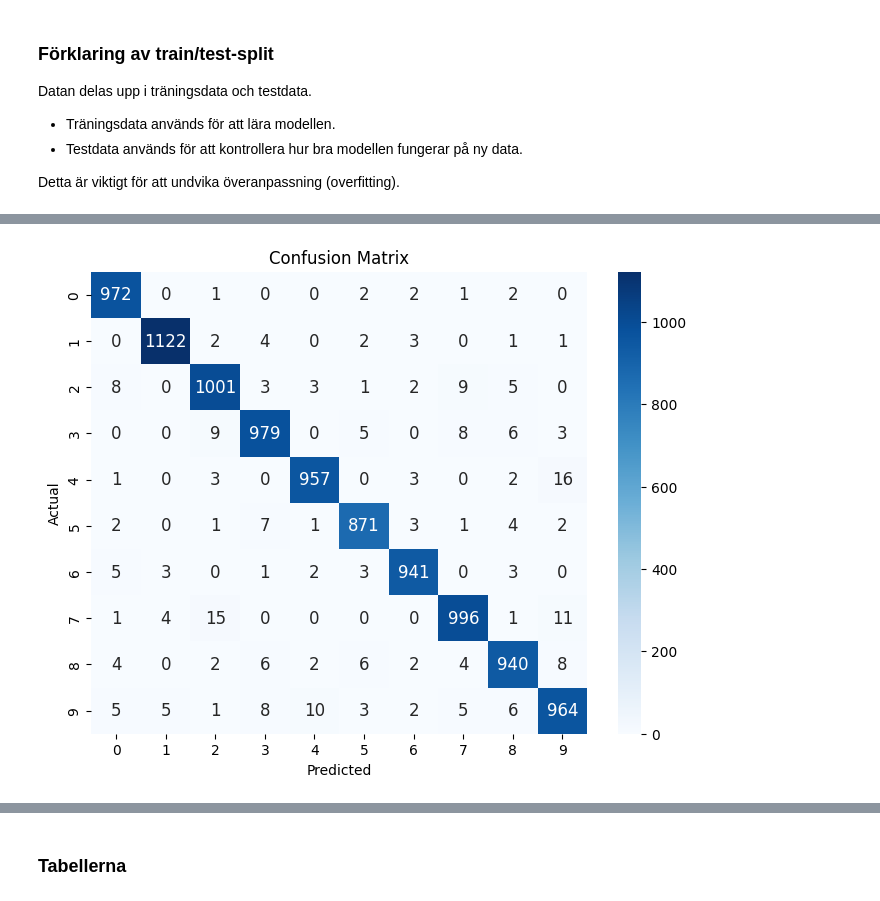
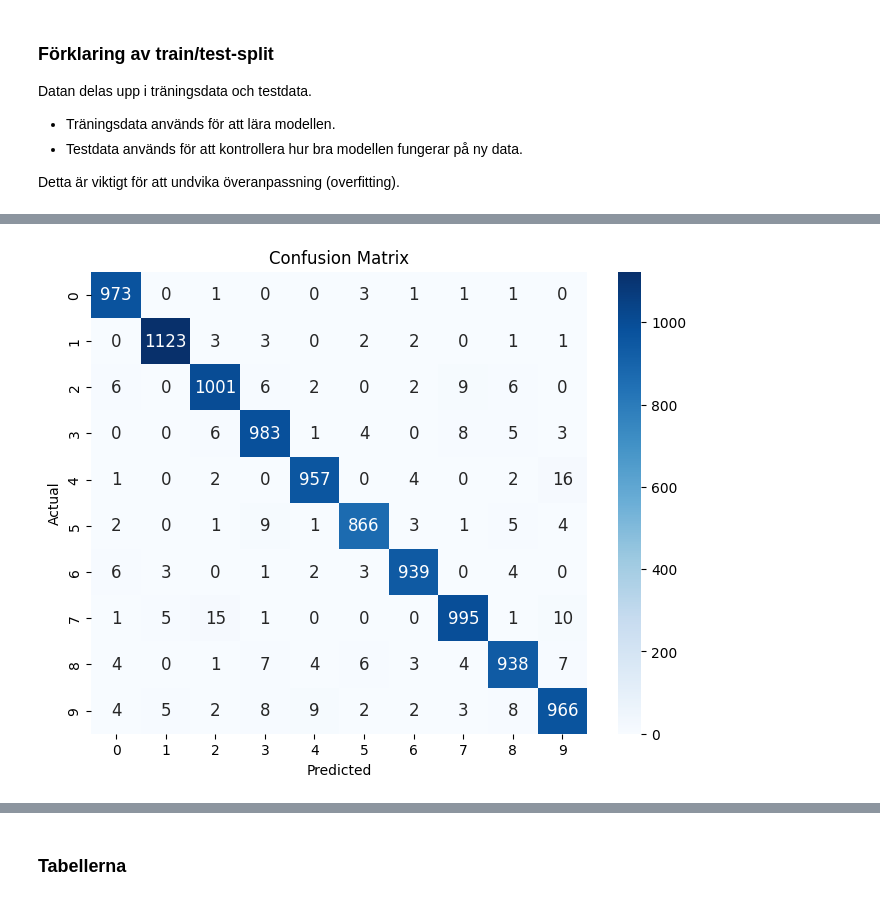
Before and after one commit to gosolna-commits/YH-Kunskapskontroll-AI, a Jupyter notebook: Göran_kunskapskontroll_AI.ipynb, the cells around one changed output, grey strips where cells are left out. Saved outputs shown, nothing was run; the diff lists cells and outputs as text; code cells hidden in the pictures.

```diff
--- a/Göran_kunskapskontroll_AI.ipynb
+++ b/Göran_kunskapskontroll_AI.ipynb
@@ -74,13 +80,13 @@ from tensorflow.keras.layers import Dense, Flatten, Conv2D, MaxPooling2D
 
 # Ladda MNIST
 # mnist = fetch_openml('mnist_784', version=1)
-(x_train, y_train), (x_test, y_test) = mnist.load_data()
+(X_train, y_train), (X_test, y_test) = mnist.load_data()
 
 # Data och labels
 #X = mnist.data.to_numpy()
 #y = mnist.target.astype(int)
 
-X = x_train
+X = X_train
 y = y_train
 
 # -----------------------------------
@@ -667,18 +708,18 @@ print(model.score(X_test_mnist, y_test_mnist))
 # %%
 import matplotlib.pyplot as plt
 import seaborn as sns
 from sklearn.metrics import confusion_matrix
 
-cm = confusion_matrix(y_test_mnist, y_pred_mnist)
+cm = confusion_matrix(y_test_mnist, y_pred)
 
 plt.figure(figsize=(8,6))
 
 sns.heatmap(cm, annot=True, fmt="d", cmap="Blues",  annot_kws={"size": 12})
 
 plt.xlabel("Predicted")
 plt.ylabel("Actual")
 plt.title("Confusion Matrix")
 
 plt.show()
 # %% [output]
-[figure, old version]
+[figure, new version]
```
Also changed, not shown: parts of 68 cells of this notebook.
